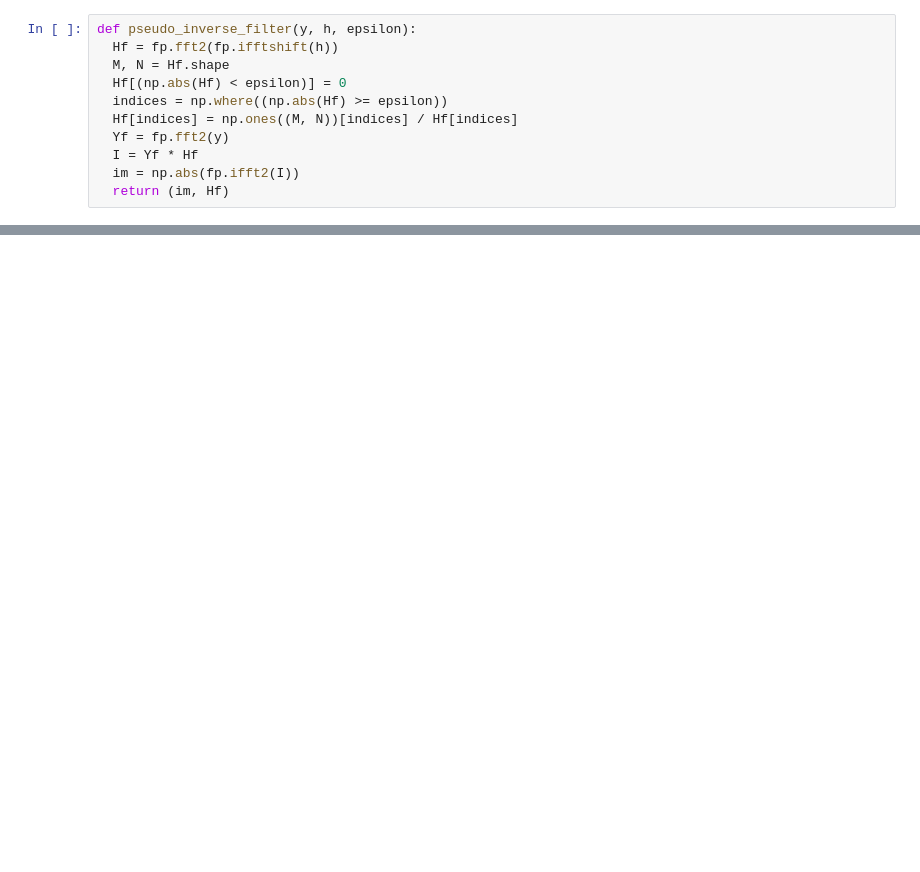
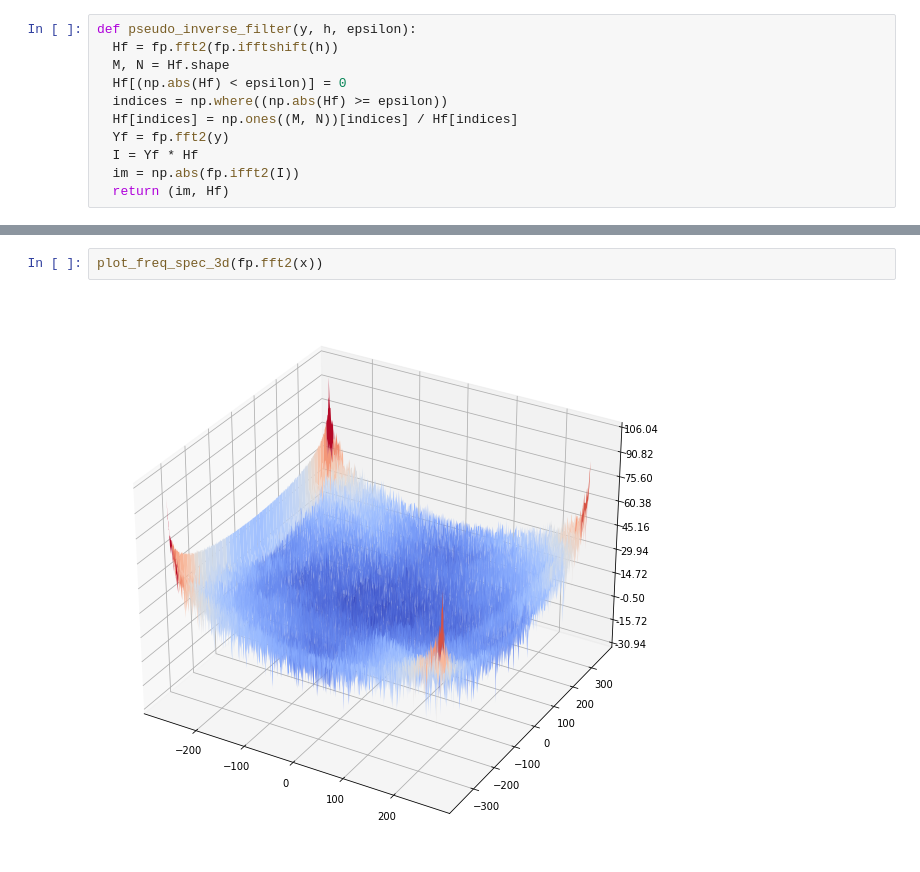
Before and after one commit to lmcanavals/dip, a Jupyter notebook: 11_02_constrained_least_squares.ipynb, the cells around one changed output, grey strips where cells are left out. Drawn from its saved outputs; the diff is of its cells as text; blank space fills up the shorter version.

```diff
--- a/11_02_constrained_least_squares.ipynb
+++ b/11_02_constrained_least_squares.ipynb
@@ -70,0 +123,4 @@ Text(0.5, 1.0, 'Degraded (PSNR: 21.794)')
+# %%
+plot_freq_spec_3d(fp.fft2(x))
+# %% [output]
+[figure, added]
```
Also changed, not shown: parts of 14 cells of this notebook.
